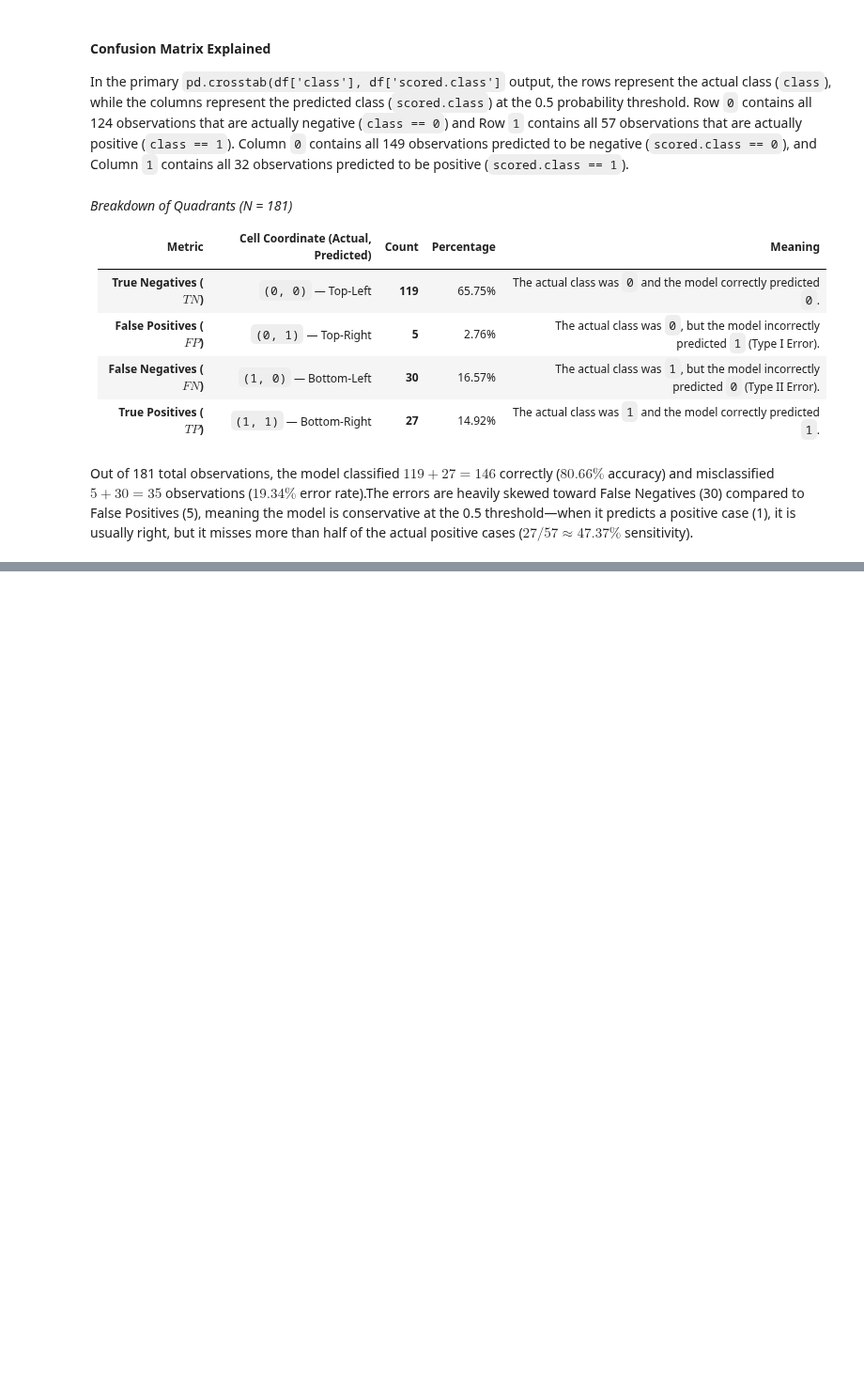
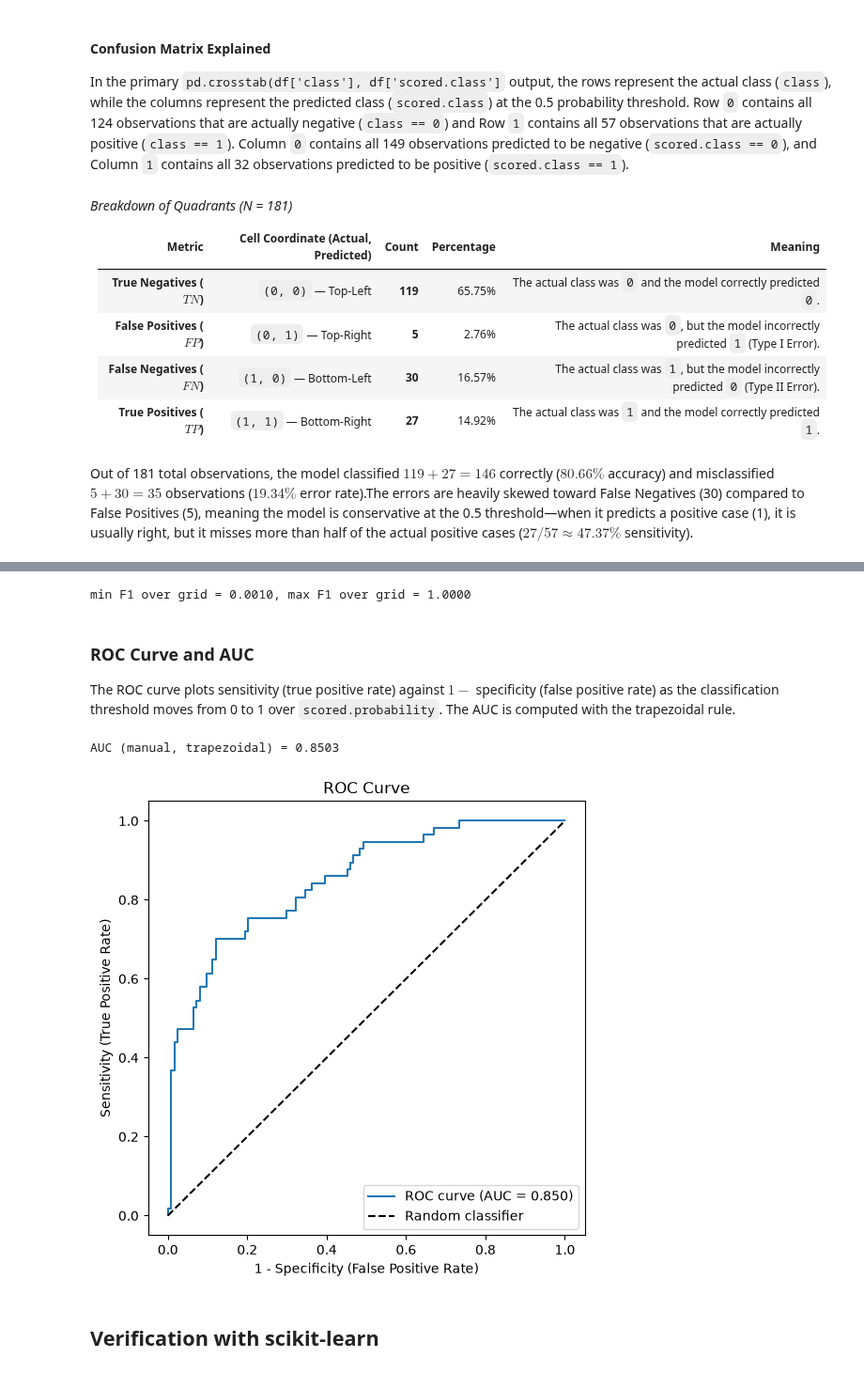
Before and after one commit to alinsimon/data621-data-mining, a Jupyter notebook: homeworks/hw02/notebooks/hw02_classification_metrics.ipynb, the cells around one changed output, grey strips where cells are left out. Shown at 94% size. Cells and saved outputs as stored; diff of their text form; code cells hidden in the pictures; blank space fills up the shorter version.

```diff
--- a/homeworks/hw02/notebooks/hw02_classification_metrics.ipynb
+++ b/homeworks/hw02/notebooks/hw02_classification_metrics.ipynb
@@ -76,0 +138,45 @@ Out of 181 total observations, the model classified $119 + 27 = 146$ correctly (
+# %%
+grid = np.linspace(0.001, 1, 200)
+P, S = np.meshgrid(grid, grid)
+F = 2 * P * S / (P + S)
+print(f"min F1 over grid = {F.min():.4f}, max F1 over grid = {F.max():.4f}")
+# %% [output]
+min F1 over grid = 0.0010, max F1 over grid = 1.0000
+# %% [markdown]
+### ROC Curve and AUC
+
+The ROC curve plots sensitivity (true positive rate) against $1 -$ specificity (false positive rate) as the classification threshold moves from 0 to 1 over `scored.probability`. The AUC is computed with the trapezoidal rule.
+# %%
+import matplotlib.pyplot as plt
+
+def roc_curve_manual(data, actual_col='class', prob_col='scored.probability'):
+    actual = data[actual_col].to_numpy()
+    prob = data[prob_col].to_numpy()
+    thresholds = np.append(np.sort(np.unique(prob))[::-1], -np.inf)
+    thresholds = np.insert(thresholds, 0, np.inf)
+    pos, neg = (actual == 1).sum(), (actual == 0).sum()
+    tpr, fpr = [], []
+    for t in thresholds:
+        pred = prob >= t
+        tpr.append(((pred) & (actual == 1)).sum() / pos)
+        fpr.append(((pred) & (actual == 0)).sum() / neg)
+    fpr, tpr = np.array(fpr), np.array(tpr)
+    auc = np.sum(np.diff(fpr) * (tpr[1:] + tpr[:-1]) / 2)
+    return fpr, tpr, auc
+
+fpr, tpr, auc_manual = roc_curve_manual(df)
+print(f"AUC (manual, trapezoidal) = {auc_manual:.4f}")
+
+plt.figure(figsize=(6, 6))
+plt.plot(fpr, tpr, label=f'ROC curve (AUC = {auc_manual:.3f})')
+plt.plot([0, 1], [0, 1], 'k--', label='Random classifier')
+plt.xlabel('1 - Specificity (False Positive Rate)')
+plt.ylabel('Sensitivity (True Positive Rate)')
+plt.title('ROC Curve')
+plt.legend(loc='lower right')
+plt.show()
+# %% [output]
+AUC (manual, trapezoidal) = 0.8503
+[figure, added]
+# %% [markdown]
+## Verification with scikit-learn
```
Also changed, not shown: parts of 5 cells of this notebook.
